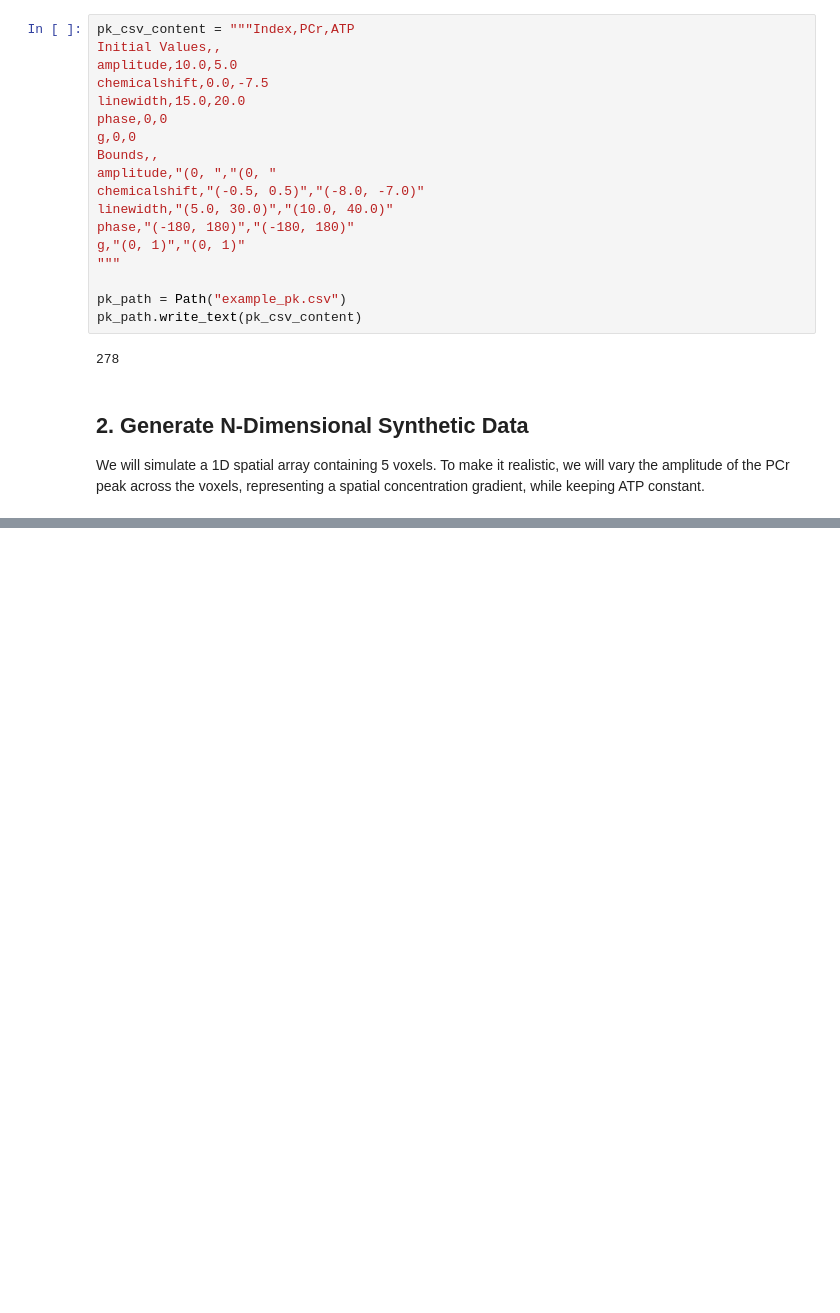
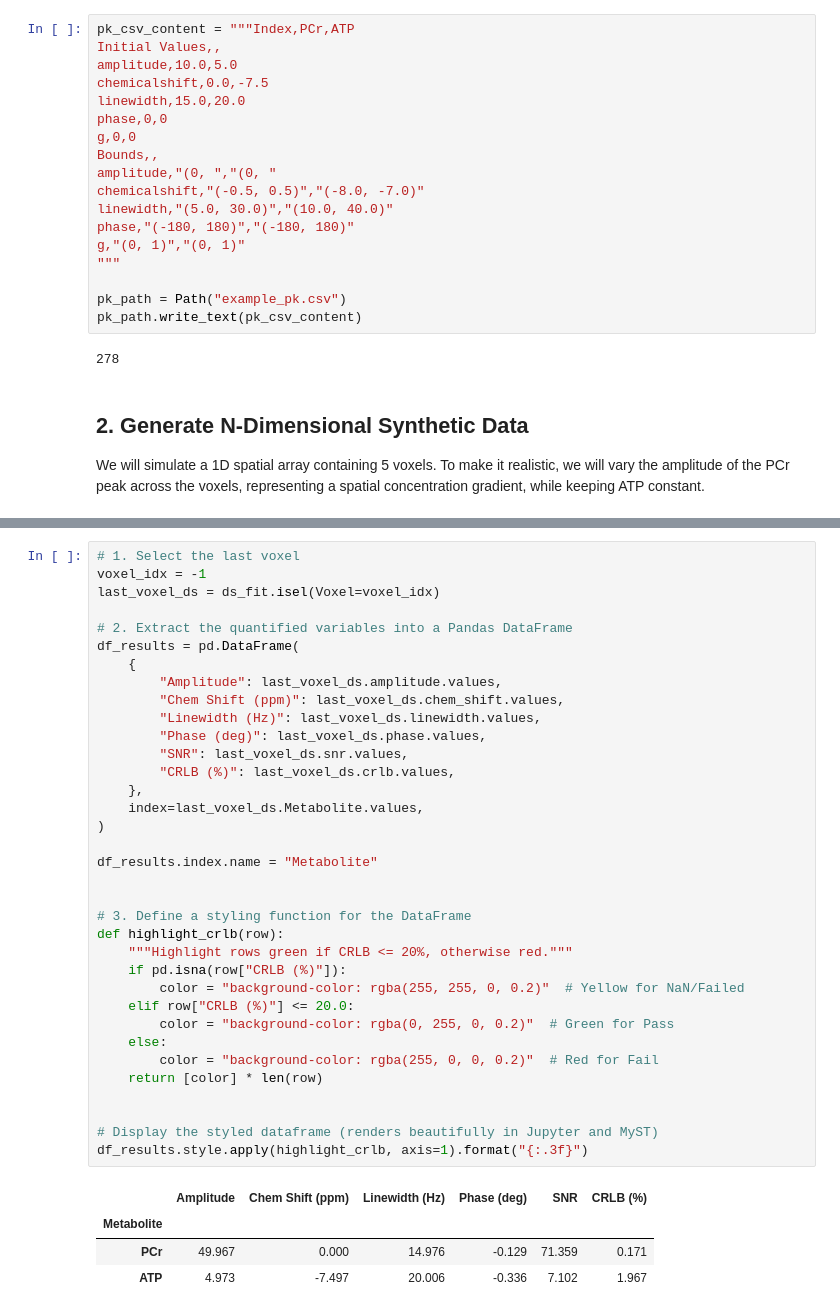
Before and after one commit to andrewendlinger/xmris, a Jupyter notebook: docs/notebooks/fitting/pyamares.ipynb, the cells around one changed output, grey strips where cells are left out. Drawn from its saved outputs; the diff is of its cells as text; blank space fills up the shorter version.

```diff
--- a/docs/notebooks/fitting/pyamares.ipynb
+++ b/docs/notebooks/fitting/pyamares.ipynb
@@ -209,0 +251,40 @@ The `Dataset` also contains the mathematically reconstructed `fit_data` and the
+# %%
+# 1. Select the last voxel
+voxel_idx = -1
+last_voxel_ds = ds_fit.isel(Voxel=voxel_idx)
+
+# 2. Extract the quantified variables into a Pandas DataFrame
+df_results = pd.DataFrame(
+    {
+        "Amplitude": last_voxel_ds.amplitude.values,
+        "Chem Shift (ppm)": last_voxel_ds.chem_shift.values,
+        "Linewidth (Hz)": last_voxel_ds.linewidth.values,
+        "Phase (deg)": last_voxel_ds.phase.values,
+        "SNR": last_voxel_ds.snr.values,
+        "CRLB (%)": last_voxel_ds.crlb.values,
+    },
+    index=last_voxel_ds.Metabolite.values,
+)
+
+df_results.index.name = "Metabolite"
+
+
+# 3. Define a styling function for the DataFrame
+def highlight_crlb(row):
+    """Highlight rows green if CRLB <= 20%, otherwise red."""
+    if pd.isna(row["CRLB (%)"]):
+        color = "background-color: rgba(255, 255, 0, 0.2)"  # Yellow for NaN/Failed
+    elif row["CRLB (%)"] <= 20.0:
+        color = "background-color: rgba(0, 255, 0, 0.2)"  # Green for Pass
+    else:
+        color = "background-color: rgba(255, 0, 0, 0.2)"  # Red for Fail
+    return [color] * len(row)
+
+
+# Display the styled dataframe (renders beautifully in Jupyter and MyST)
+df_results.style.apply(highlight_crlb, axis=1).format("{:.3f}")
+# %% [output]
+|  | Amplitude | Chem Shift (ppm) | Linewidth (Hz) | Phase (deg) | SNR | CRLB (%) |
+| Metabolite |  |  |  |  |  |  |
+| PCr | 49.967 | 0.000 | 14.976 | -0.129 | 71.359 | 0.171 |
+| ATP | 4.973 | -7.497 | 20.006 | -0.336 | 7.102 | 1.967 |
```
Also changed, not shown: parts of 13 cells of this notebook, 13 other files.
